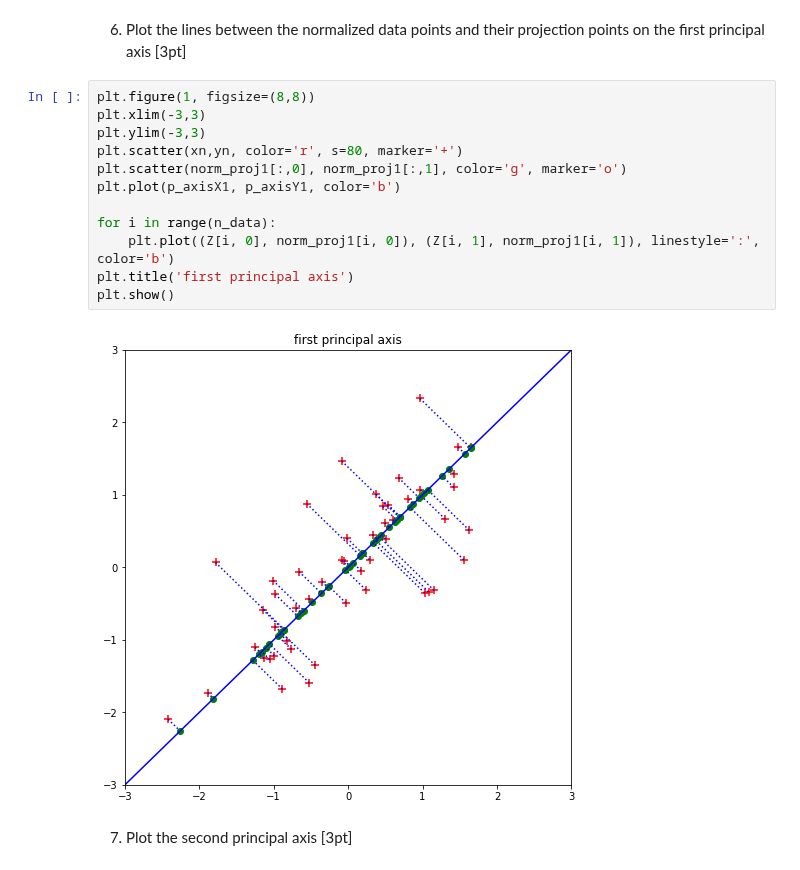
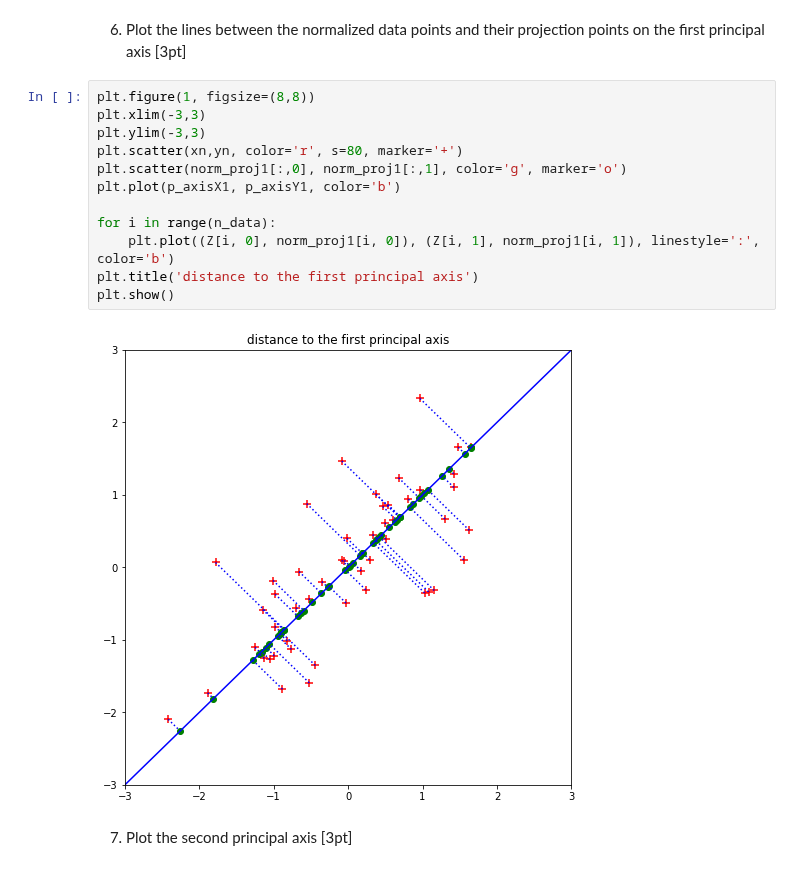
Before and after one commit to insu0929/mlproject, a Jupyter notebook: assign08_20140313.ipynb, the cells around one changed output. Cells and saved outputs as stored; diff of their text form.

```diff
--- a/assign08_20140313.ipynb
+++ b/assign08_20140313.ipynb
@@ -128,17 +128,17 @@ plt.show()
 # %%
 plt.figure(1, figsize=(8,8))
 plt.xlim(-3,3)
 plt.ylim(-3,3)
 plt.scatter(xn,yn, color='r', s=80, marker='+')
 plt.scatter(norm_proj1[:,0], norm_proj1[:,1], color='g', marker='o')
 plt.plot(p_axisX1, p_axisY1, color='b')
 
 for i in range(n_data):
     plt.plot((Z[i, 0], norm_proj1[i, 0]), (Z[i, 1], norm_proj1[i, 1]), linestyle=':', color='b')
-plt.title('first principal axis')
+plt.title('distance to the first principal axis')
 plt.show()
 # %% [output]
-[figure, old version]
+[figure, new version]
 # %% [markdown]
 7. Plot the second principal axis [3pt]
 # %%
```
Also changed, not shown: parts of 2 cells of this notebook, 11 other files.
